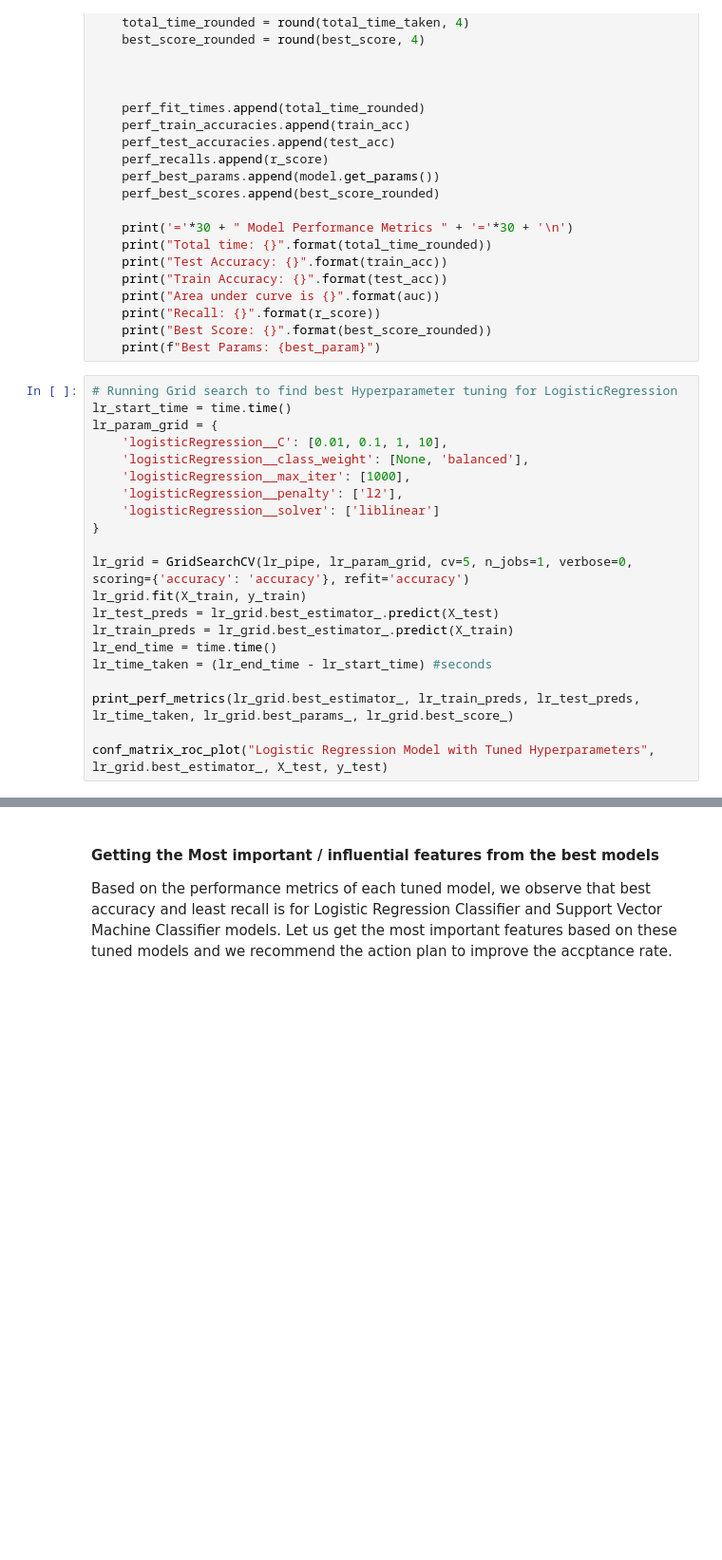
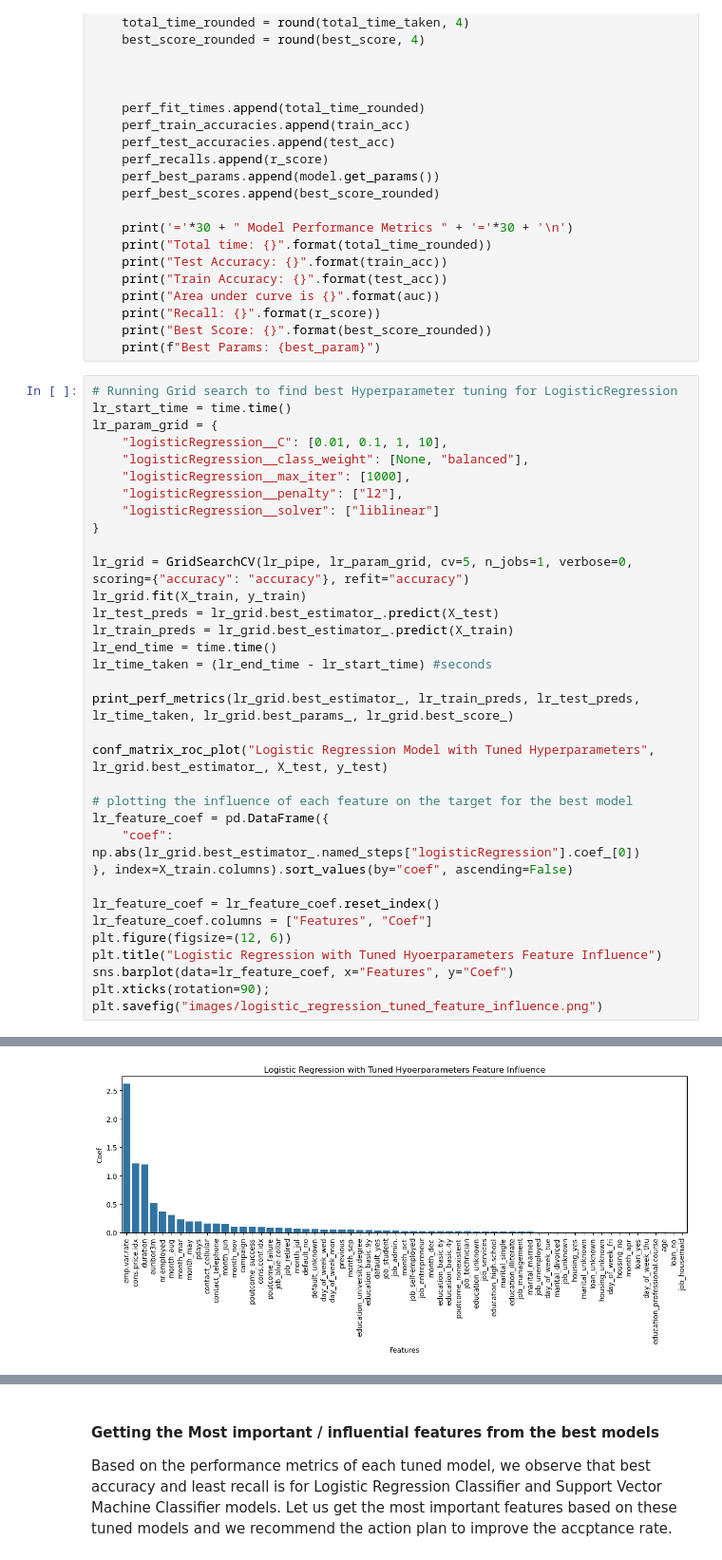
Before and after one commit to nachiketpatil/bank_marketing_analysis, a Jupyter notebook: bank_marketing_analysis.ipynb, the cells around one changed output, grey strips where cells are left out. Shown at 95% size. Drawn from its saved outputs; the diff is of its cells as text; blank space fills up the shorter version.

```diff
--- a/bank_marketing_analysis.ipynb
+++ b/bank_marketing_analysis.ipynb
@@ -716,14 +684,14 @@ def print_perf_metrics(model, train_preds, test_preds, total_time_taken, best_pa
 # Running Grid search to find best Hyperparameter tuning for LogisticRegression
 lr_start_time = time.time()
 lr_param_grid = {
-    'logisticRegression__C': [0.01, 0.1, 1, 10],
-    'logisticRegression__class_weight': [None, 'balanced'],
-    'logisticRegression__max_iter': [1000],
-    'logisticRegression__penalty': ['l2'],
-    'logisticRegression__solver': ['liblinear']
+    "logisticRegression__C": [0.01, 0.1, 1, 10],
+    "logisticRegression__class_weight": [None, "balanced"],
+    "logisticRegression__max_iter": [1000],
+    "logisticRegression__penalty": ["l2"],
+    "logisticRegression__solver": ["liblinear"]
 }
 
-lr_grid = GridSearchCV(lr_pipe, lr_param_grid, cv=5, n_jobs=1, verbose=0, scoring={'accuracy': 'accuracy'}, refit='accuracy')
+lr_grid = GridSearchCV(lr_pipe, lr_param_grid, cv=5, n_jobs=1, verbose=0, scoring={"accuracy": "accuracy"}, refit="accuracy")
 lr_grid.fit(X_train, y_train)
 lr_test_preds = lr_grid.best_estimator_.predict(X_test)
 lr_train_preds = lr_grid.best_estimator_.predict(X_train)
@@ -733,6 +701,19 @@ lr_time_taken = (lr_end_time - lr_start_time) #seconds
 print_perf_metrics(lr_grid.best_estimator_, lr_train_preds, lr_test_preds, lr_time_taken, lr_grid.best_params_, lr_grid.best_score_)
 
 conf_matrix_roc_plot("Logistic Regression Model with Tuned Hyperparameters", lr_grid.best_estimator_, X_test, y_test)
+
+# plotting the influence of each feature on the target for the best model
+lr_feature_coef = pd.DataFrame({
+    "coef": np.abs(lr_grid.best_estimator_.named_steps["logisticRegression"].coef_[0])
+}, index=X_train.columns).sort_values(by="coef", ascending=False)
+
+lr_feature_coef = lr_feature_coef.reset_index()
+lr_feature_coef.columns = ["Features", "Coef"]
+plt.figure(figsize=(12, 6))
+plt.title("Logistic Regression with Tuned Hyoerparameters Feature Influence")
+sns.barplot(data=lr_feature_coef, x="Features", y="Coef")
+plt.xticks(rotation=90);
+plt.savefig("images/logistic_regression_tuned_feature_influence.png")
 # %% [output]
 ============================== Model Performance Metrics ==============================
 
@@ -740,11 +721,12 @@ Total time: 10.3318
 Test Accuracy: 0.9101
 Train Accuracy: 0.9164
 Area under curve is 0.9424
 Recall: 0.4364
 Best Score: 0.9099
 Best Params: {'logisticRegression__C': 1, 'logisticRegression__class_weight': None, 'logisticRegression__max_iter': 1000, 'logisticRegression__penalty': 'l2', 'logisticRegression__solver': 'liblinear' ...
 ====================================================================================================
 [figure]
+[figure, added]
 # %%
 # Running Grid search to find best Hyperparameter tuning for DecisionTree model
 dtree_start_time = time.time()
```
Also changed, not shown: parts of 28 cells of this notebook.
